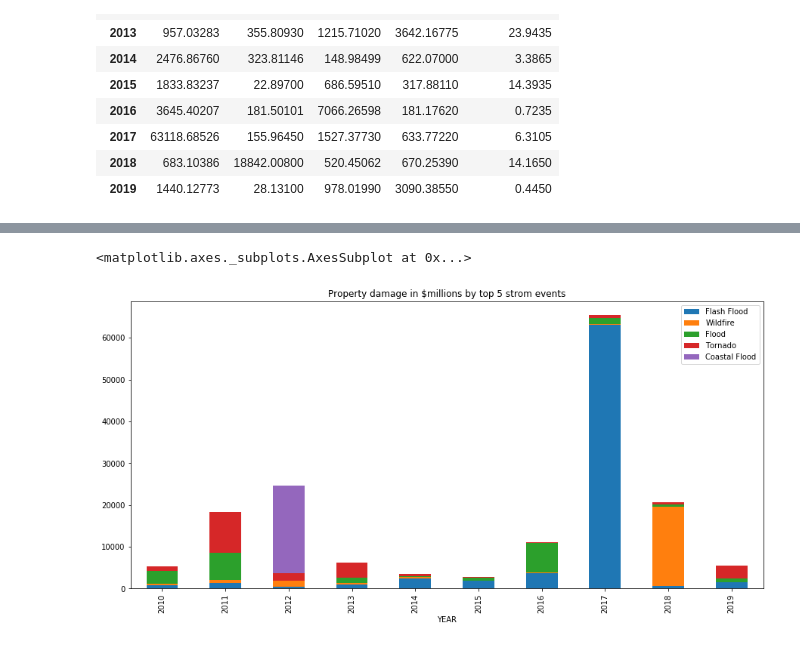
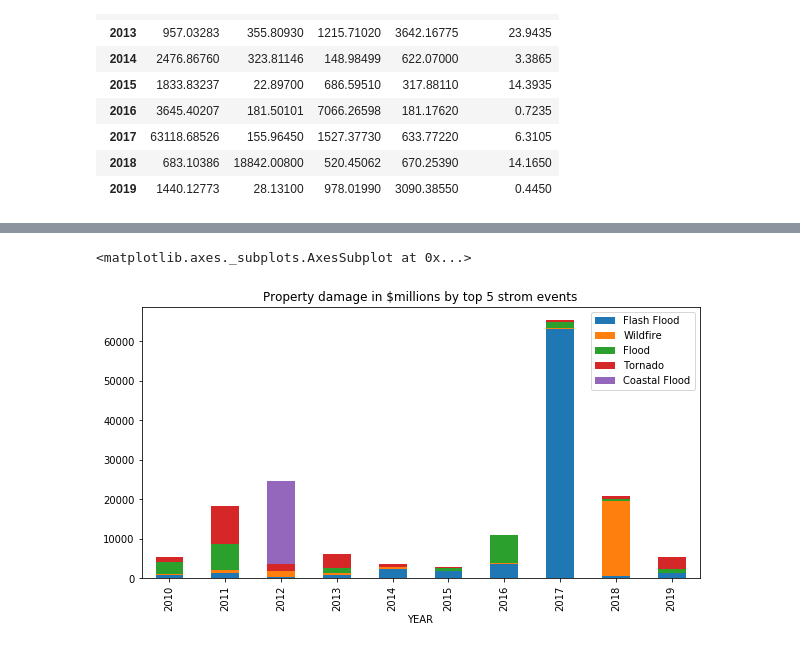
Before and after one commit to alwz1/storm-events, a Jupyter notebook: storm_events.ipynb, the cells around one changed output, grey strips where cells are left out. Saved outputs shown, nothing was run; the diff lists cells and outputs as text; code cells hidden in the pictures.

```diff
--- a/storm_events.ipynb
+++ b/storm_events.ipynb
@@ -352,9 +371,9 @@ df_yearly_damage
 # %%
 df_yearly_damage.plot(kind = 'bar',
                       stacked = True,
                       logy = False,
                       title = 'Property damage in $millions by top 5 strom events',
-                      figsize = (15,7))
+                      figsize = (10,5))
 # %% [output]
 <matplotlib.axes._subplots.AxesSubplot at 0x...>
-[figure, old version]
+[figure, new version]
```
Also changed, not shown: parts of 6 cells of this notebook.
